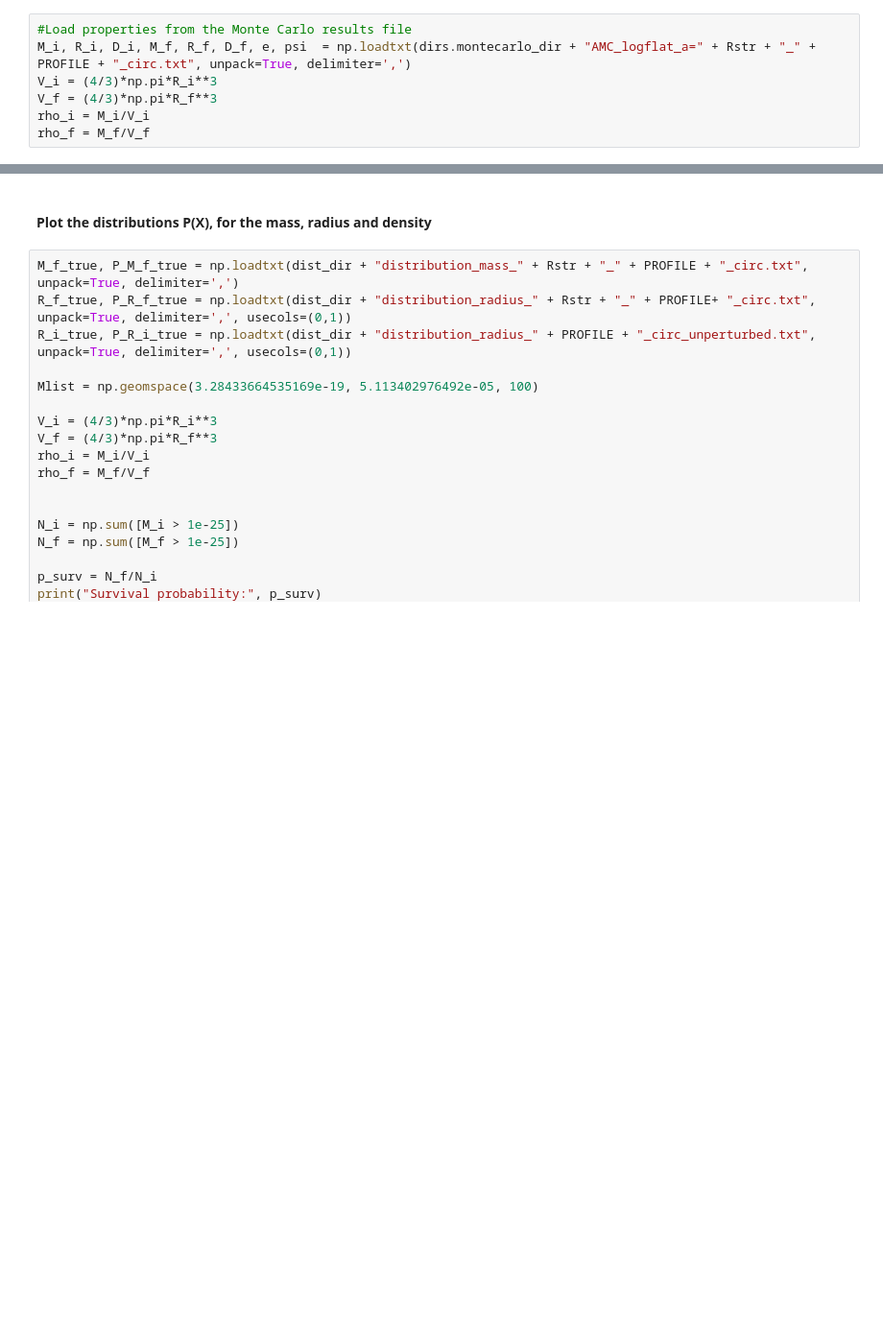
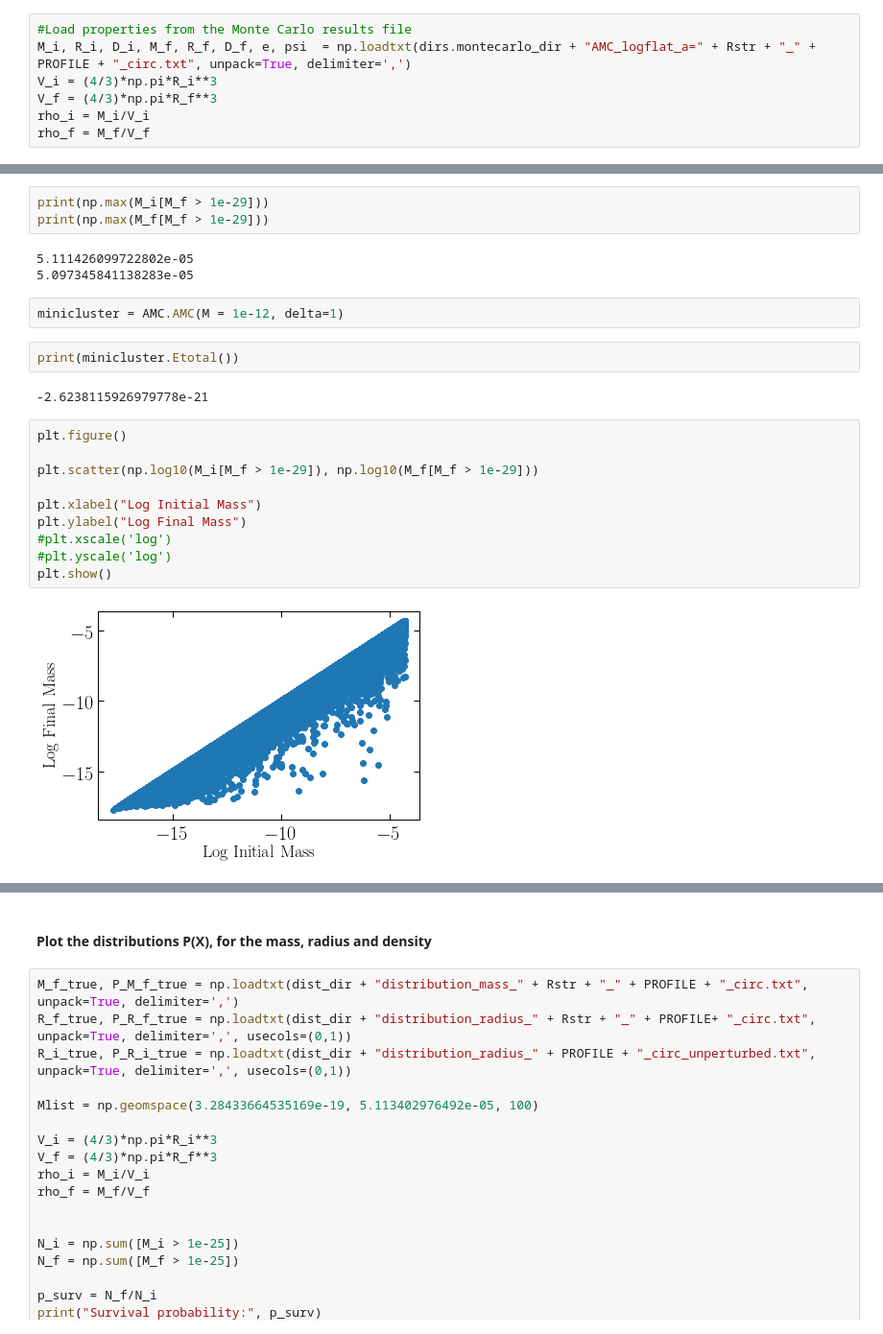
Before and after one commit to bradkav/axion-miniclusters, a Jupyter notebook: code/plotting/MonteCarloAnalysis.ipynb, the cells around one changed output, grey strips where cells are left out. Shown: that part at 96% size. Saved outputs shown, nothing was run; the diff lists cells and outputs as text; blank space fills up the shorter version.

```diff
--- a/code/plotting/MonteCarloAnalysis.ipynb
+++ b/code/plotting/MonteCarloAnalysis.ipynb
@@ -108,0 +114,24 @@ Survival probability: 0.96606
+# %%
+print(np.max(M_i[M_f > 1e-29]))
+print(np.max(M_f[M_f > 1e-29]))
+# %% [output]
+5.111426099722802e-05
+5.097345841138283e-05
+# %%
+minicluster = AMC.AMC(M = 1e-12, delta=1)
+# %%
+print(minicluster.Etotal())
+# %% [output]
+-2.6238115926979778e-21
+# %%
+plt.figure()
+
+plt.scatter(np.log10(M_i[M_f > 1e-29]), np.log10(M_f[M_f > 1e-29]))
+
+plt.xlabel("Log Initial Mass")
+plt.ylabel("Log Final Mass")
+#plt.xscale('log')
+#plt.yscale('log')
+plt.show()
+# %% [output]
+[figure, added]
```
Also changed, not shown: parts of 5 cells of this notebook, 26 other files.
